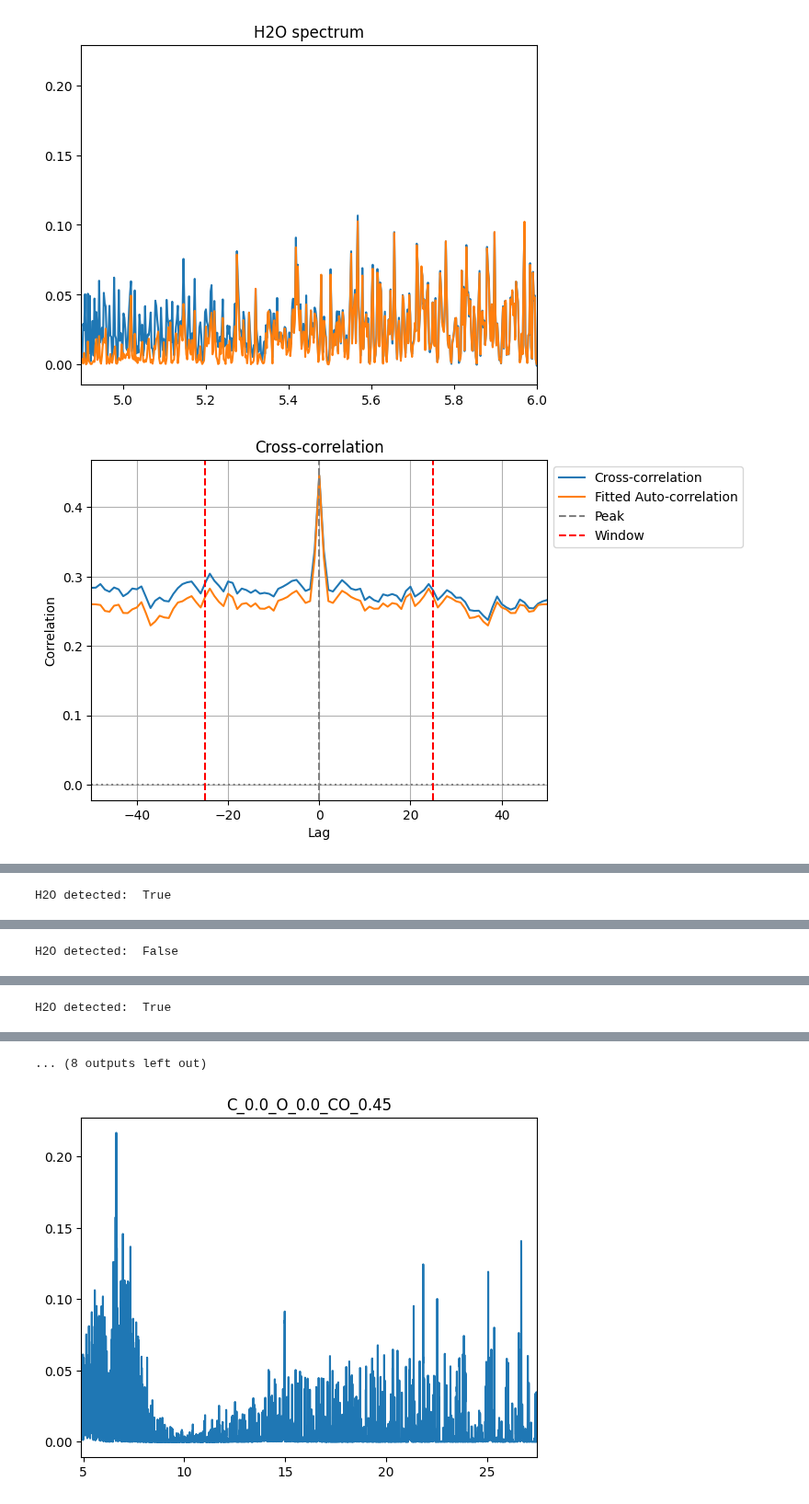
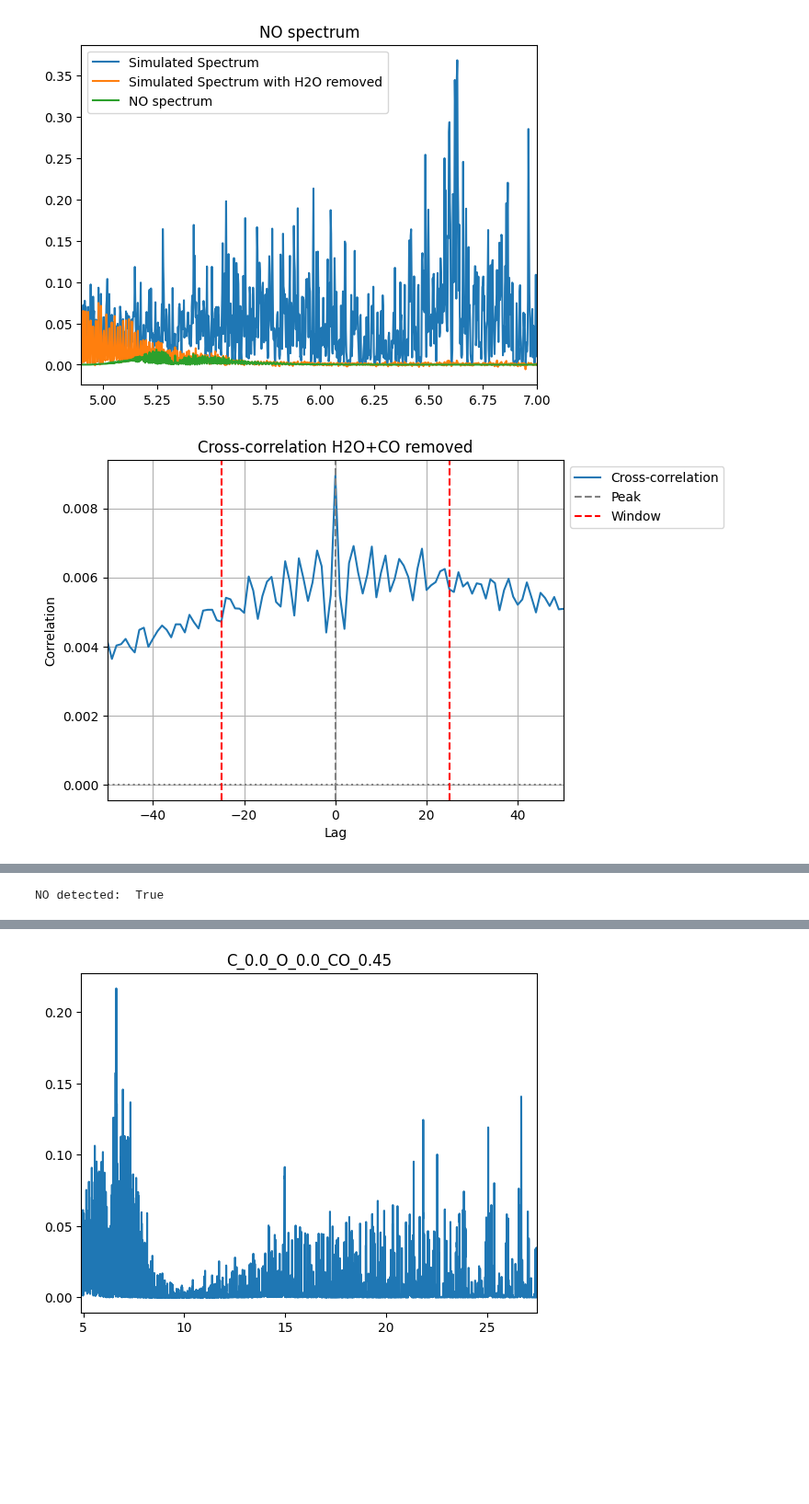
Before and after one commit to nielsklerk/BRP, a Jupyter notebook: Week18Overview.ipynb, the cells around one changed output, grey strips where cells are left out. Shown at 92% size. Cells and saved outputs as stored; diff of their text form; code cells hidden in the pictures; blank space fills up the shorter version.

```diff
--- a/Week18Overview.ipynb
+++ b/Week18Overview.ipynb
@@ -80,13 +80,13 @@ def new_detect_molecule(wavelength, spectrum, specie_spectrum, clip_min=4.9, cli
     p = round(1 - len(test_s_list[test_s_list<test_s])/n_trials, int(np.log10(n_trials)))
     if plot:
         plt.plot(lags_window, Y, label='Cross-correlation')
-        plt.plot(lags_window, X*Y[mid], label='Fitted Auto-correlation')
+        # plt.plot(lags_window, X*Y[mid], label='Fitted Auto-correlation')
         # plt.plot(lags_window, residual, label='Residual')
         plt.axvline(peak_shift, color='gray', linestyle='--', label='Peak')
         plt.axhline(0, color='gray', linestyle=':')
         plt.axvline(-exclude, color='red', linestyle='--')
         plt.axvline(exclude, color='red', linestyle='--', label='Window')
-        plt.title(f'Cross-correlation')
+        plt.title(f'Cross-correlation {title}')
         plt.xlabel('Lag')
         plt.ylabel('Correlation')
         plt.legend(loc='upper left', bbox_to_anchor=(1, 1))
@@ -100,44 +100,58 @@ def new_detect_molecule(wavelength, spectrum, specie_spectrum, clip_min=4.9, cli
         plt.ylabel('Probability Density')
         plt.show()
     return p
+
+def fit_spectrum(wavelength, spectrum, specie_spectrum, clip_min=4.9, clip_max=27.5, peak_shift=0):
+    feature_mask = np.logical_and(wavelength > clip_min, wavelength < clip_max)
+    factor = np.sum(spectrum[feature_mask]*specie_spectrum[feature_mask])/np.sum(specie_spectrum[feature_mask]**2)
+    return factor*specie_spectrum
 # %%
 with open('FLiTsData1000_N.pkl', 'rb') as f:
     df = pickle.load(f)
 # %%
 species = ['atomic', 'C2H2', 'CH4', 'CO', 'CO2', 'H2O', 'HCN', 'NH3', 'NO', 'OH']
-species = ['H2O', 'NO']
+species = ['NO']
 total_wl = np.linspace(4.9, 27.5, 10000)
-clip_min, clip_max = 4.9, 6
+clip_min, clip_max = 4.9, 7
+mask = np.logical_and(total_wl > clip_min, total_wl < clip_max)
 for target in species:
     for i, row in df.iterrows():
-        if i != 12:
+        if i != 14:
             continue
         wavelength = row['FLiTs Wavelength']
         flux_cont_sub = row['FLiTs Flux']
         continuum = row['FLiTs Flux Continuum']
         NH3_wl = row['FLiTs NH3 Wavelength']
         NH3_flux = row['FLiTs NH3 Flux']
         NH3_flux = np.interp(total_wl, NH3_wl, NH3_flux)
         flux_cont_sub = np.interp(total_wl, wavelength, flux_cont_sub) + NH3_flux
         continuum = np.interp(total_wl, wavelength, continuum)
         flux_cont_sub = add_noise(flux_cont_sub + continuum, SNR=300) - continuum
         target_wl = row[f'FLiTs {target} Wavelength']
         target_flux = row[f'FLiTs {target} Flux']
         target_flux = np.interp(total_wl, target_wl, target_flux)
-        plt.plot(total_wl, flux_cont_sub)
-        plt.plot(total_wl, target_flux)
+        CO_wl = row['FLiTs CO Wavelength']
+        CO_flux = row['FLiTs CO Flux']
+        CO_flux = np.interp(total_wl, CO_wl, CO_flux)
+        H2O_wl = row['FLiTs H2O Wavelength']
+        H2O_flux = row['FLiTs H2O Flux']
+        H2O_flux = np.interp(total_wl, H2O_wl, H2O_flux)
+        plt.plot(total_wl[mask], (flux_cont_sub)[mask], label='Simulated Spectrum')
+        plt.plot(total_wl[mask], (flux_cont_sub-H2O_flux)[mask], label='Simulated Spectrum with H2O removed')
+        plt.plot(total_wl[mask], target_flux[mask], label='NO spectrum')
         plt.title(f'{target} spectrum')
         plt.xlim(clip_min, clip_max)
+        plt.legend()
         plt.show()
-        print(target + ' detected: ', new_detect_molecule(total_wl, flux_cont_sub, target_flux, clip_min=clip_min, clip_max=clip_max, peak_shift=0,
+        print(target + ' detected: ', new_detect_molecule(total_wl, flux_cont_sub-H2O_flux-CO_flux, target_flux, clip_min=clip_min, clip_max=clip_max, peak_shift=0,
                         window=50,
-                        exclude=25, title=f'{target} Flux Present:', plot=True)<0.05)
-        print(target + ' detected: ', new_detect_molecule(total_wl, flux_cont_sub-target_flux, target_flux, clip_min=clip_min, clip_max=clip_max,
-                        peak_shift=0, window=50,
-                        exclude=25, title=f'{target} Flux Removed:', plot=True, n_trials=100000)<0.05)
-        print(target + ' detected: ', new_detect_molecule(total_wl, flux_cont_sub+2*target_flux, target_flux, clip_min=clip_min, clip_max=clip_max, peak_shift=0,
-                        window=50,
-                        exclude=25, title=f'3x {target} Flux Present:', plot=True, n_trials=100000)<0.05)
+                        exclude=25, title=f'H2O+CO removed', plot=True)<0.05)
+        # print(target + ' detected: ', new_detect_molecule(total_wl, flux_cont_sub-target_flux, target_flux, clip_min=clip_min, clip_max=clip_max,
+        #                 peak_shift=0, window=50,
+        #                 exclude=25, title=f'{target} Flux Removed:', plot=True, n_trials=100000)<0.05)
+        # print(target + ' detected: ', new_detect_molecule(total_wl, flux_cont_sub+2*target_flux, target_flux, clip_min=clip_min, clip_max=clip_max, peak_shift=0,
+        #                 window=50,
+        #                 exclude=25, title=f'3x {target} Flux Present:', plot=True, n_trials=100000)<0.05)
 # %% [output]
-[figure, old version]
+[figure, new version]
-[figure, old version]
+[figure, new version]
@@ -145 +159 @@ for target in species:
-H2O detected:  True
+NO detected:  True
@@ -148 +159,0 @@ H2O detected:  True
-H2O detected:  False
@@ -151 +159,0 @@ H2O detected:  False
-H2O detected:  True
@@ -154,4 +160,3 @@ H2O detected:  True
-... (8 outputs left out)
 # %%
 species = ['C2H2','CO', 'CO2', 'H2O', 'HCN', 'NH3', 'NO', 'OH']
 # species = ['HCN']
```
Also changed, not shown: parts of 5 cells of this notebook, 2 other files.
